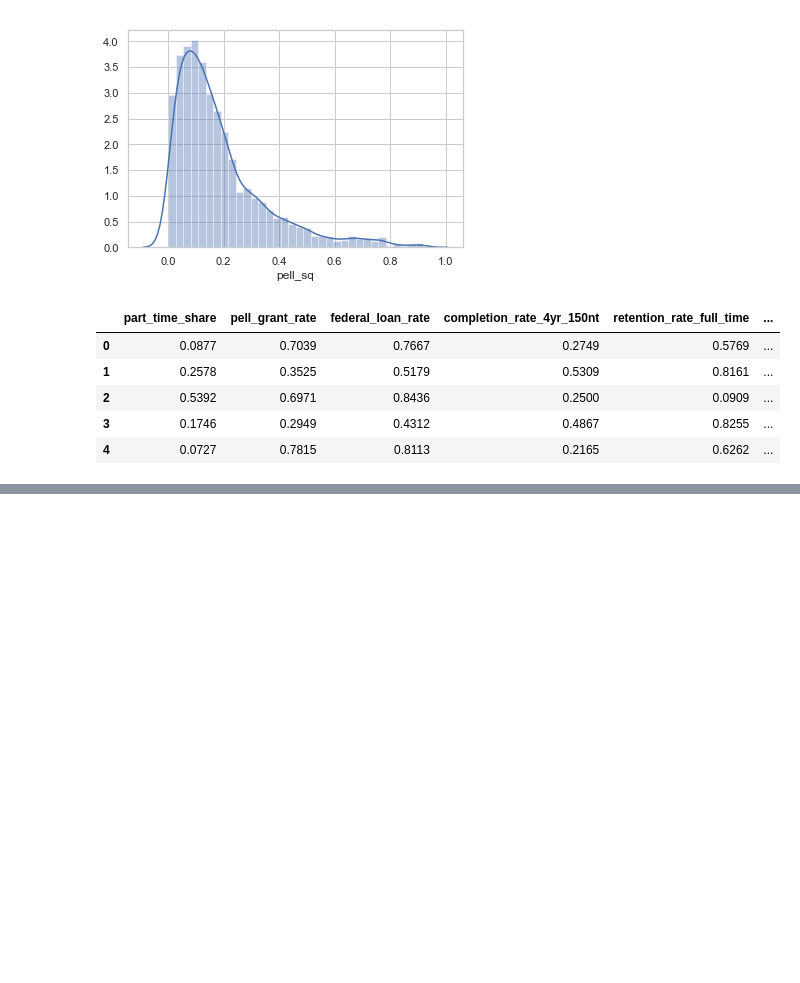
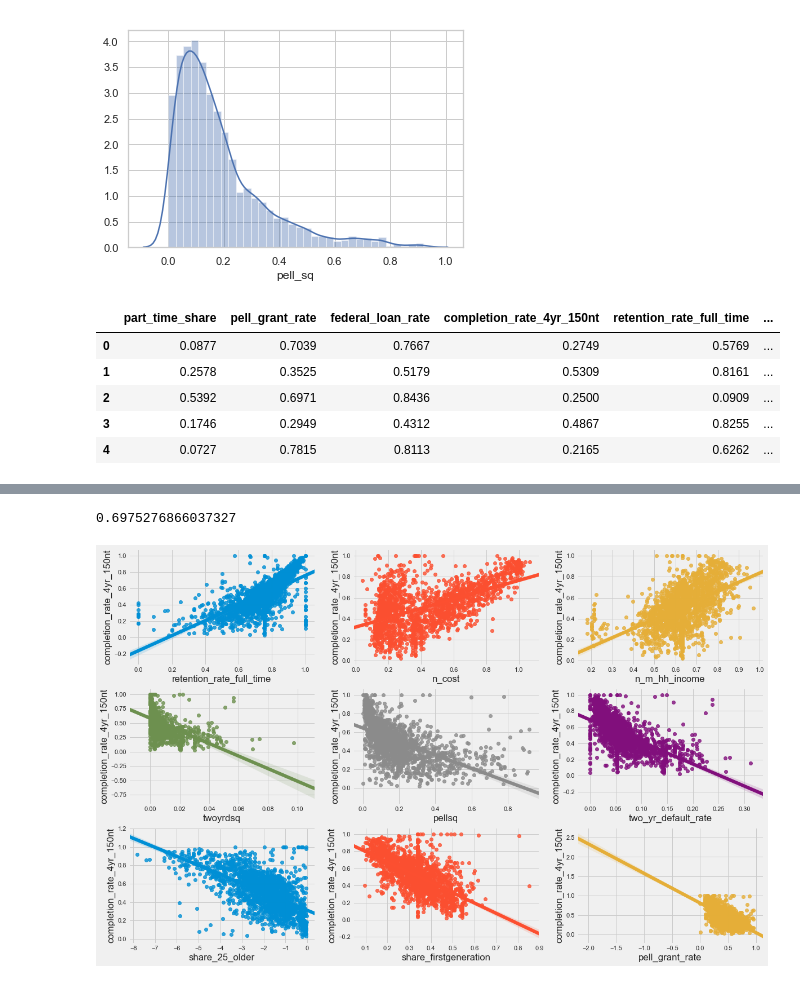
Before and after one commit to thomsu/College_Scorecard, a Jupyter notebook: Untitled.ipynb, the cells around one changed output, grey strips where cells are left out. Saved outputs shown, nothing was run; the diff lists cells and outputs as text; code cells hidden in the pictures; blank space fills up the shorter version.

Commit message:
individual linear regressions and qq plots

```diff
--- a/Untitled.ipynb
+++ b/Untitled.ipynb
@@ -721,3 +721,8 @@ df4pred.head()
 | 4 | 0.0727 | 0.7815 | 0.8113 | 0.2165 | 0.6262 | ... |
 # %%
 df4pred.to_csv('df4pred', encoding='utf-8', index=False)
+# %%
+col_list = df4pred
+col_list.iloc[:,-1], col_list.iloc[:,3] = col_list.iloc[:,3], col_list.iloc[:,-1]
+df4pred = col_list
+df4pred.head()
@@ -723,0 +736,5 @@ df4pred.to_csv('df4pred', encoding='utf-8', index=False)
+# %%
+col_list = list(df4pred)
+col_list[-1], col_list[3] = col_list[3], col_list[-1]
+df4pred.columns = col_list
+df4pred.head()
@@ -723,0 +748,4 @@ df4pred.to_csv('df4pred', encoding='utf-8', index=False)
+# %%
+df4pred_corr = df4pred.corr()['completion_rate_4yr_150nt'][:-1] # -1 because the latest row is SalePrice
+golden_features_list = df4pred_corr[abs(df4pred_corr) > 0.45].sort_values(ascending=False)
+print("There is {} strongly correlated values with Completion Rate:\n{}".format(len(golden_features_list), golden_features_list))
@@ -723,0 +765,19 @@ df4pred.to_csv('df4pred', encoding='utf-8', index=False)
+# %%
+Y=df4pred['completion_rate_4yr_150nt']
+X=df4pred[[x for x in golden_features_list.index]]
+# %%
+regression=LinearRegression()
+crossvalidation = KFold(n_splits=3, shuffle=True, random_state=1)
+
+baseline = np.mean(cross_val_score(regression, X, Y, scoring="r2", cv=crossvalidation))
+baseline
+# %% [output]
+0.6975276866037327
+# %%
+fig, ax = plt.subplots(round(len(golden_features_list) / 3), 3, figsize = (18, 12))
+
+for i, ax in enumerate(fig.axes):
+    if i < len(golden_features_list) - 1:
+        sns.regplot(x=df4pred[golden_features_list.index[i]],y=Y, data=df4pred[golden_features_list.index], ax=ax)
+# %% [output]
+[figure, added]
```
Also changed, not shown: parts of 6 cells of this notebook.
